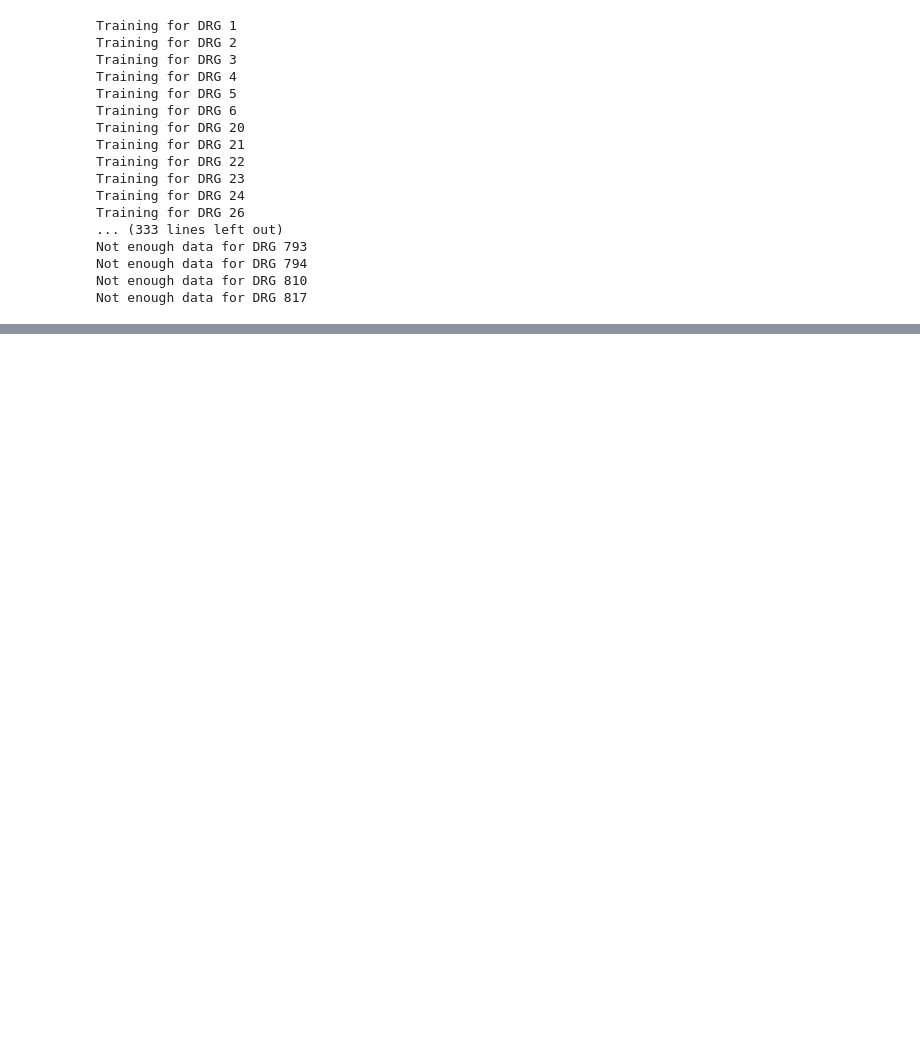
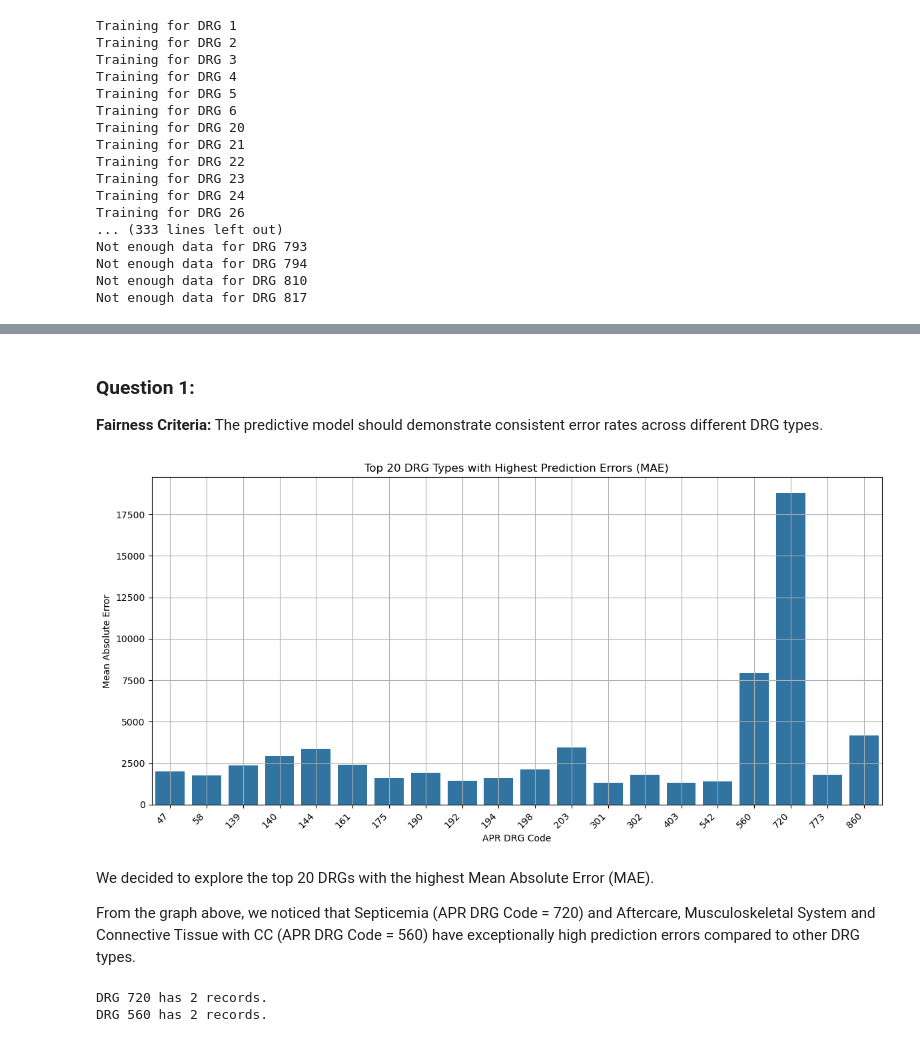
Before and after one commit to Marc0Guo/Datathon2025, a Jupyter notebook: q2_rf.ipynb, the cells around one changed output, grey strips where cells are left out. Drawn from its saved outputs; the diff is of its cells as text; code cells hidden in the pictures; blank space fills up the shorter version.

Commit message:
fairness

```diff
--- a/q2_rf.ipynb
+++ b/q2_rf.ipynb
@@ -153,0 +164,38 @@ results_df.head()
+# %% [markdown]
+### Question 1:
+**Fairness Criteria:**
+The predictive model should demonstrate consistent error rates across different DRG types.
+# %%
+# Calculate MAE for each DRG
+drg_errors = results_df.groupby('DRG').apply(
+    lambda x: mean_absolute_error(x['Actual'], x['Predicted'])
+).reset_index(name='MAE')
+
+# Step 2: Visualize Top-20 DRG by MAE
+top_n = 20
+top_drg_errors = drg_errors.sort_values('MAE', ascending=False).head(top_n)
+
+plt.figure(figsize=(12, 6))
+sns.barplot(x='DRG', y='MAE', data=top_drg_errors)
+plt.title(f'Top {top_n} DRG Types with Highest Prediction Errors (MAE)')
+plt.xlabel('APR DRG Code')
+plt.ylabel('Mean Absolute Error')
+plt.xticks(rotation=45, ha='right')
+plt.grid(True)
+plt.tight_layout()
+plt.show()
+# %% [output]
+[figure, added]
+# %% [markdown]
+We decided to explore the top 20 DRGs with the highest Mean Absolute Error (MAE).
+
+From the graph above, we noticed that Septicemia (APR DRG Code = 720) and Aftercare, Musculoskeletal System and Connective Tissue with CC (APR DRG Code = 560) have exceptionally high prediction errors compared to other DRG types.
+# %%
+high_error_drgs = [720, 560]
+
+for drg in high_error_drgs:
+    count = results_df[results_df['DRG'] == drg].shape[0]
+    print(f"DRG {drg} has {count} records.")
+# %% [output]
+DRG 720 has 2 records.
+DRG 560 has 2 records.
```
Also changed, not shown: parts of 14 cells of this notebook.
